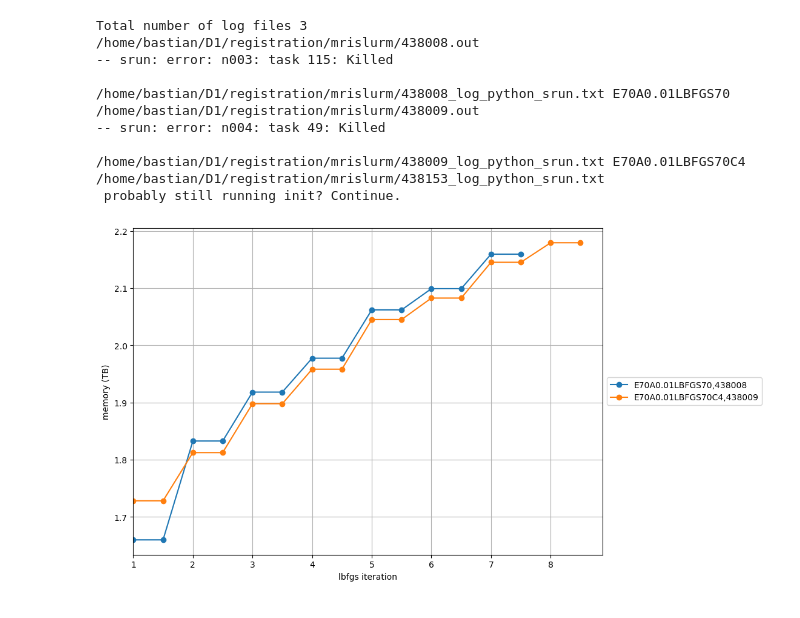
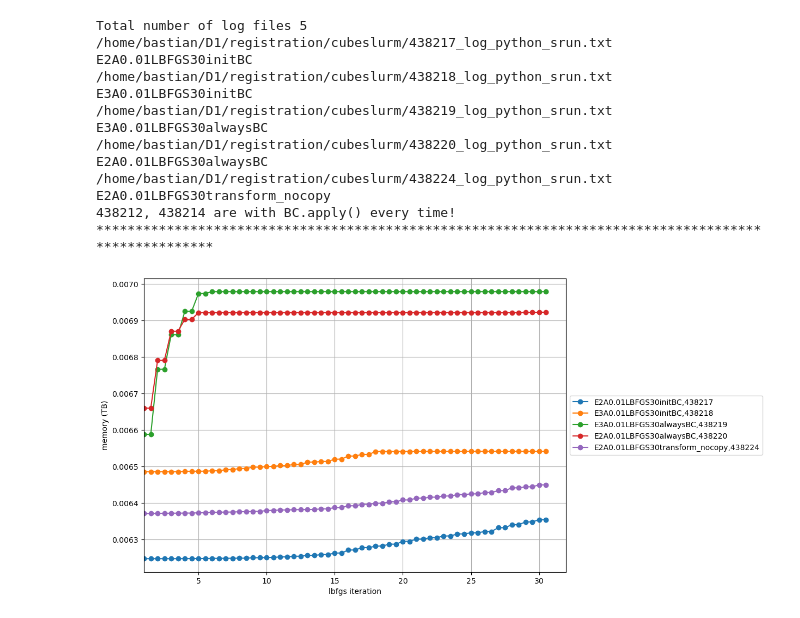
Before and after one commit to JohannesHaubner/mapMRI, a Jupyter notebook: examples/debugging/mem.ipynb, the cells around one changed output. Cells and saved outputs as stored; diff of their text form; code cells hidden in the pictures.

```diff
--- a/examples/debugging/mem.ipynb
+++ b/examples/debugging/mem.ipynb
@@ -34,8 +34,16 @@ path = pathlib.Path("/home/bastian/D1/registration/mrislurm/")
 slurmids = [# 437776, 437782, 437847,
             # 437912, 437913, 437915,437918,437919,437920,437921,
             #437783, 437866
-            438008, 438009, 438153, 438155
+            438008, 438009, 438153,
+            438207, 438208
             ]
+
+path = pathlib.Path("/home/bastian/D1/registration/cubeslurm/")
+slurmids = [
+            # 438207, 438208, 438210, 438211, 438212, 438214, 438215, 438216,
+            438217, 438218, 438219, 438220, 438224
+            ]
+
 
 print("Total number of log files", len(slurmids))
 
@@ -95,42 +103,40 @@ for slurmid in slurmids:
         linestyle = ":"
 
     elif "projector" in outfoldername:
         marker = "*"
         linestyle = ":"
 
 
     fac = 1
     # fac = mema[0,1]
 
     plt.plot(mema[:,0], mema[:,1] / fac, marker=marker,
             # color=color, linestyle=linestyle,
             # label="maxcor="+res[1] + "," + res[2].replace("none", "no preconditioning").replace("preconditioning_nosmoothen", "preconditioning = nosmoothen"),
             label=outfoldername + "," + str(slurmid),
             # label="ntasks=" + str(ntasks).replace("\n", "") + ", maxcor=" + str(maxcor).replace("\n", "")+ ", ncells=" + str(meshn).replace("\n", "")
             # label=slurmid,
             )
     plt.legend()
 
 plt.xlabel("lbfgs iteration")
 if fac == 1:
     plt.ylabel("memory (TB)")
 else:
     plt.ylabel("Increase in memory after first iteration")
 plt.xlim(1, None)
 # plt.yticks([1 + x /1000 for x in range(0, 22, 2)])
 plt.grid()
 ax.legend(loc='center left', bbox_to_anchor=(1, 0.5))
+
+print("438212, 438214 are with BC.apply() every time!", "*"*100)
 plt.show()
 # %% [output]
-Total number of log files 3
-/home/bastian/D1/registration/mrislurm/438008.out
--- srun: error: n003: task 115: Killed
-
-/home/bastian/D1/registration/mrislurm/438008_log_python_srun.txt E70A0.01LBFGS70
-/home/bastian/D1/registration/mrislurm/438009.out
--- srun: error: n004: task 49: Killed
-
-/home/bastian/D1/registration/mrislurm/438009_log_python_srun.txt E70A0.01LBFGS70C4
-/home/bastian/D1/registration/mrislurm/438153_log_python_srun.txt
- probably still running init? Continue.
+Total number of log files 5
+/home/bastian/D1/registration/cubeslurm/438217_log_python_srun.txt E2A0.01LBFGS30initBC
+/home/bastian/D1/registration/cubeslurm/438218_log_python_srun.txt E3A0.01LBFGS30initBC
+/home/bastian/D1/registration/cubeslurm/438219_log_python_srun.txt E3A0.01LBFGS30alwaysBC
+/home/bastian/D1/registration/cubeslurm/438220_log_python_srun.txt E2A0.01LBFGS30alwaysBC
+/home/bastian/D1/registration/cubeslurm/438224_log_python_srun.txt E2A0.01LBFGS30transform_nocopy
+438212, 438214 are with BC.apply() every time! ****************************************************************************************************
-[figure, old version]
+[figure, new version]
```
Also changed, not shown: 5 other files.
